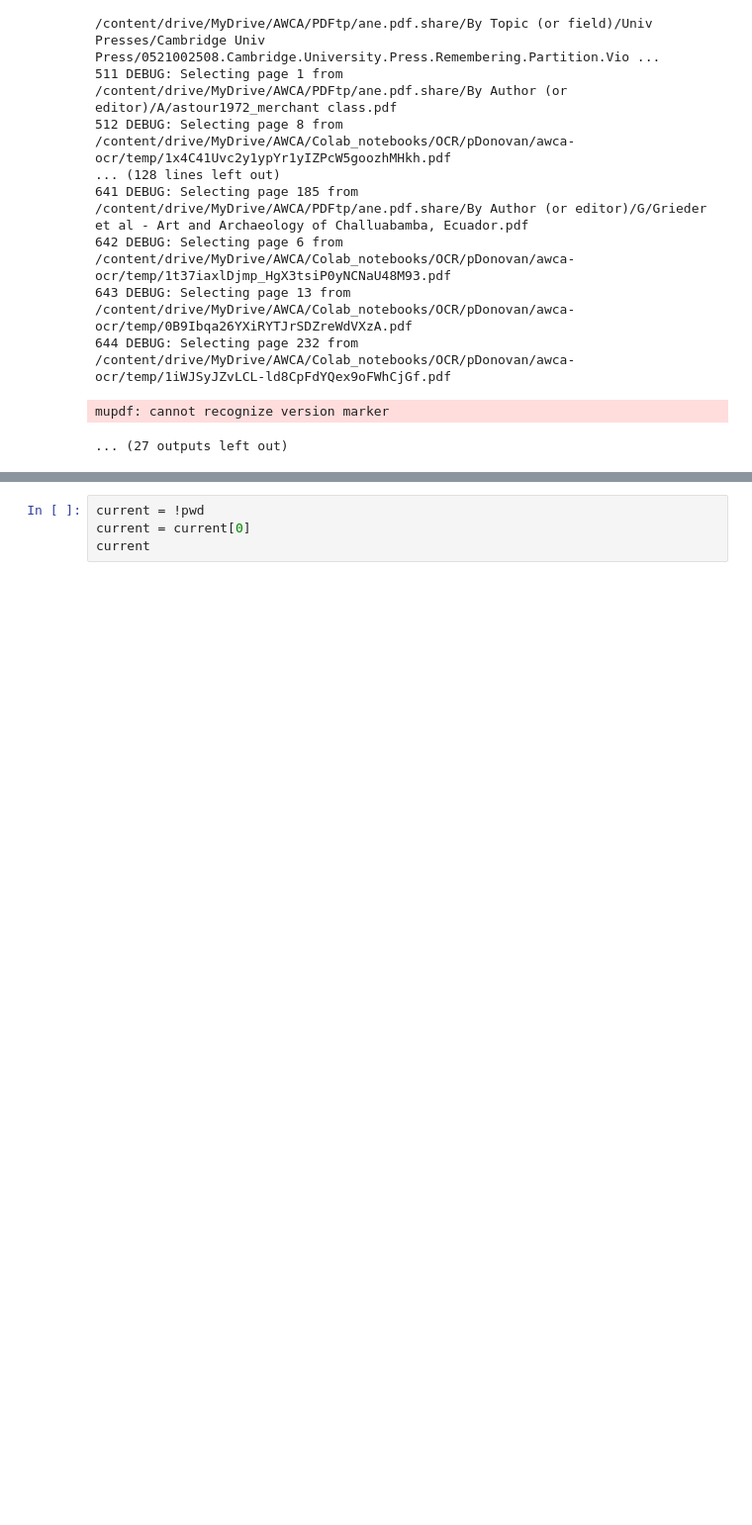
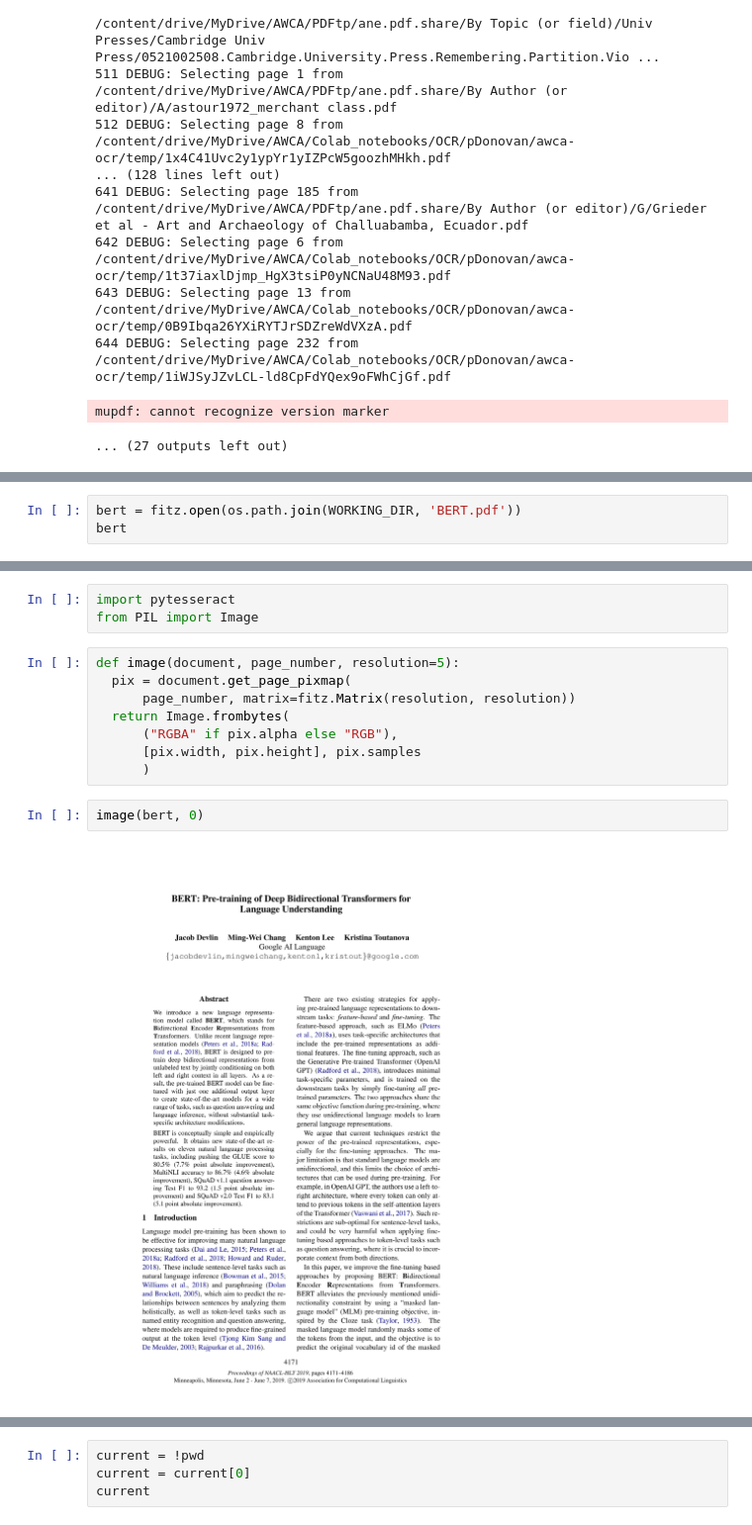
Before and after one commit to ancient-world-citation-analysis/awca-ocr, a Jupyter notebook: DatasetMake.ipynb, the cells around one changed output, grey strips where cells are left out. Shown at 99% size. Drawn from its saved outputs; the diff is of its cells as text; blank space fills up the shorter version.

```diff
--- a/DatasetMake.ipynb
+++ b/DatasetMake.ipynb
@@ -349,0 +343,3 @@ True
+# %%
+bert = fitz.open(os.path.join(WORKING_DIR, 'BERT.pdf'))
+bert
@@ -349,0 +377,15 @@ True
+# %%
+import pytesseract
+from PIL import Image
+# %%
+def image(document, page_number, resolution=5):
+  pix = document.get_page_pixmap(
+      page_number, matrix=fitz.Matrix(resolution, resolution))
+  return Image.frombytes(
+      ("RGBA" if pix.alpha else "RGB"),
+      [pix.width, pix.height], pix.samples
+      )
+# %%
+image(bert, 0)
+# %% [output]
+[figure, added]
```
Also changed, not shown: parts of 60 cells of this notebook, 2 other files.
